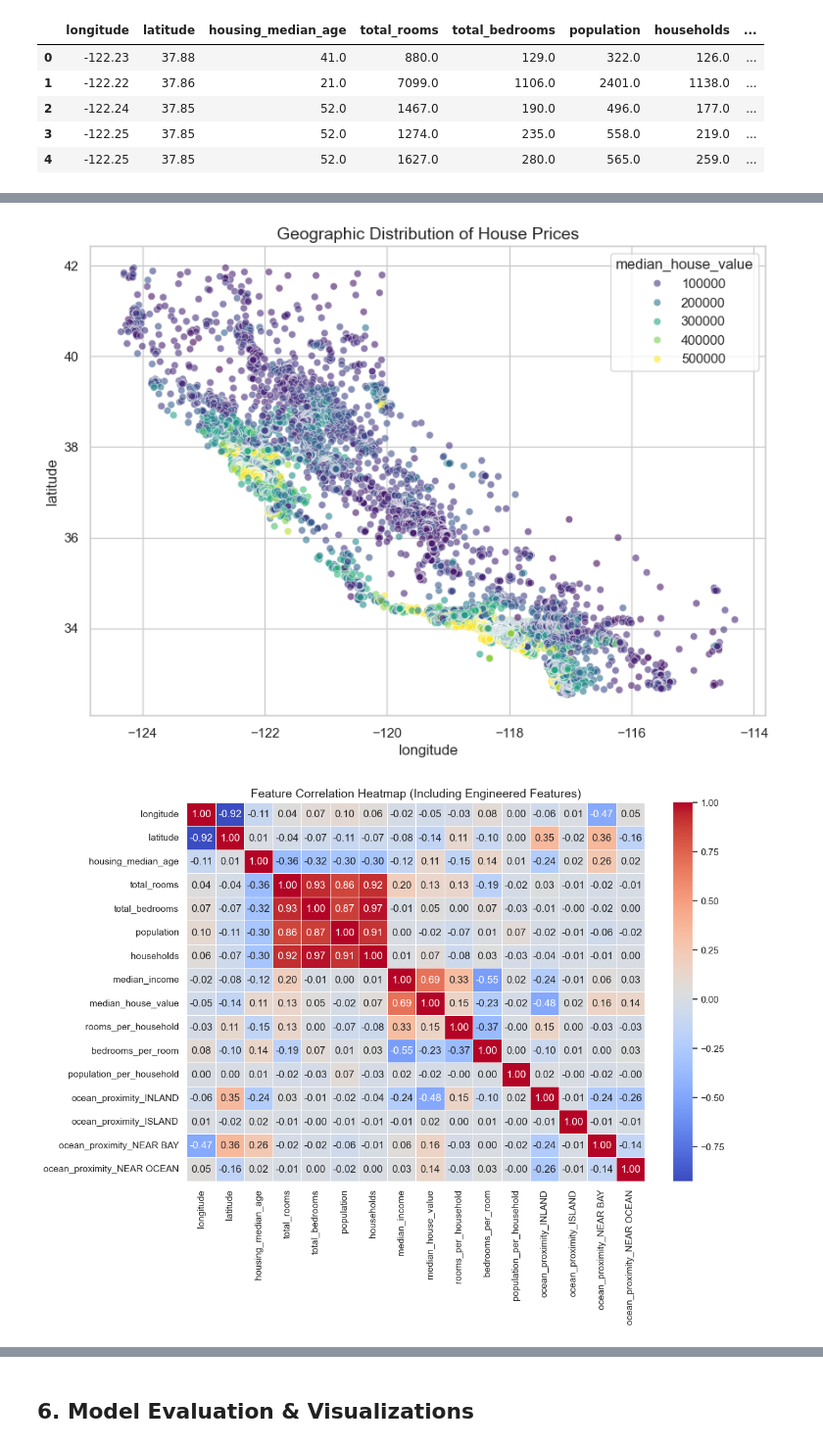
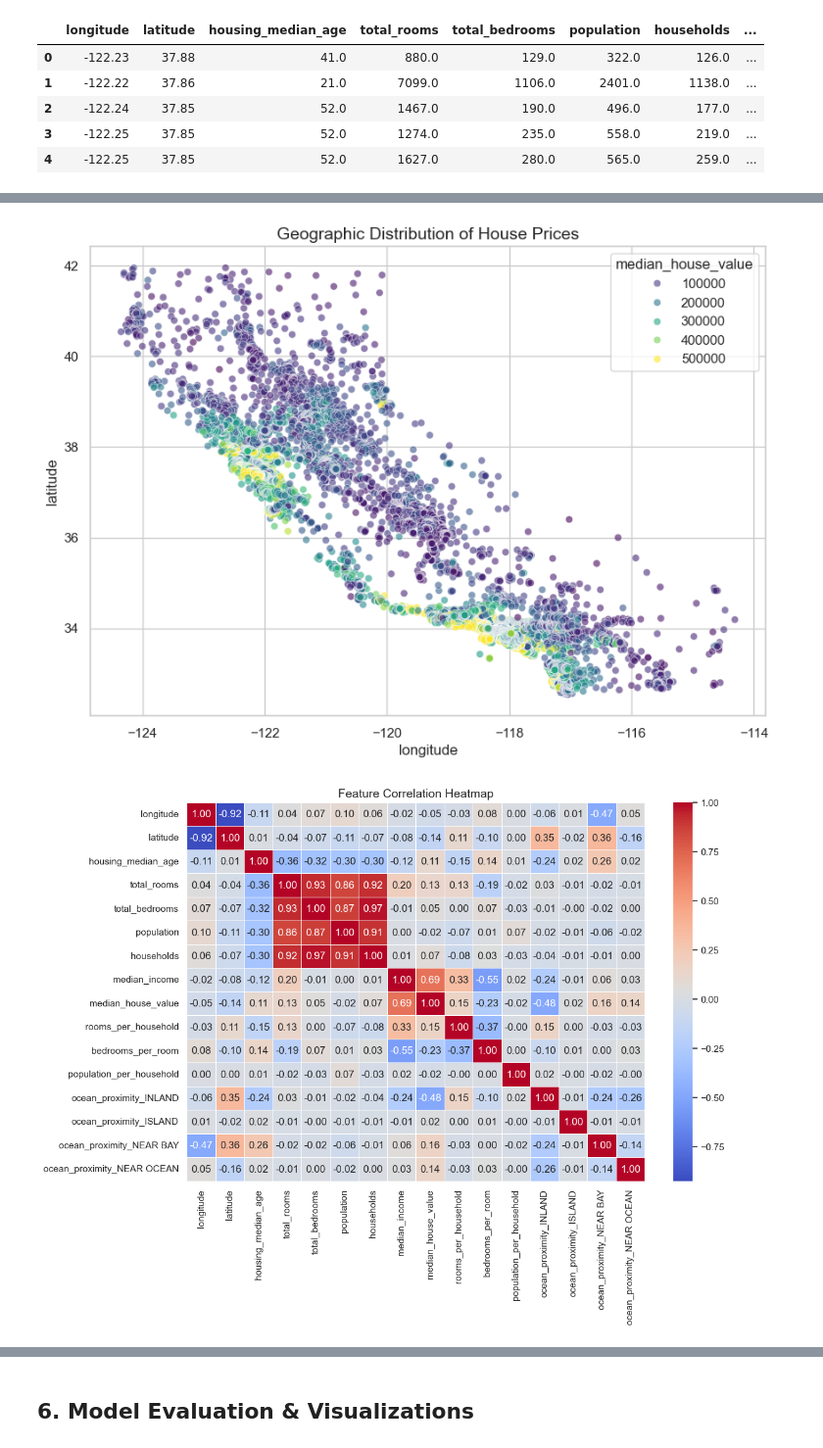
Before and after one commit to AlexGekov/Real-Estate-Price-Prediction-DNN, a Jupyter notebook: real_estate_price_prediction.ipynb, the cells around one changed output, grey strips where cells are left out. Shown at 98% size. Cells and saved outputs as stored; diff of their text form; code cells hidden in the pictures.

```diff
--- a/real_estate_price_prediction.ipynb
+++ b/real_estate_price_prediction.ipynb
@@ -57,20 +59,20 @@ With our features engineered, we will visualize the geographic distribution of h
 # %%
 plt.figure(figsize=(10, 7))
 sns.scatterplot(
     data=housing_df_clean, x='longitude', y='latitude',
     hue='median_house_value', palette='viridis', alpha=0.6
 )
 plt.title("Geographic Distribution of House Prices", fontsize=14)
 plt.show()
 
 plt.figure(figsize=(12, 8))
 correlation_matrix = housing_df_clean.corr(numeric_only=True)
 sns.heatmap(correlation_matrix, annot=True, cmap='coolwarm', fmt=".2f", linewidths=0.5)
-plt.title("Feature Correlation Heatmap (Including Engineered Features)", fontsize=14)
+plt.title("Feature Correlation Heatmap", fontsize=14)
 plt.show()
 # %% [output]
 [figure]
-[figure, old version]
+[figure, new version]
 # %% [markdown]
 ## 4. Previous Research & Baseline Models
 
```
Also changed, not shown: parts of 11 cells of this notebook, 1 other file.
